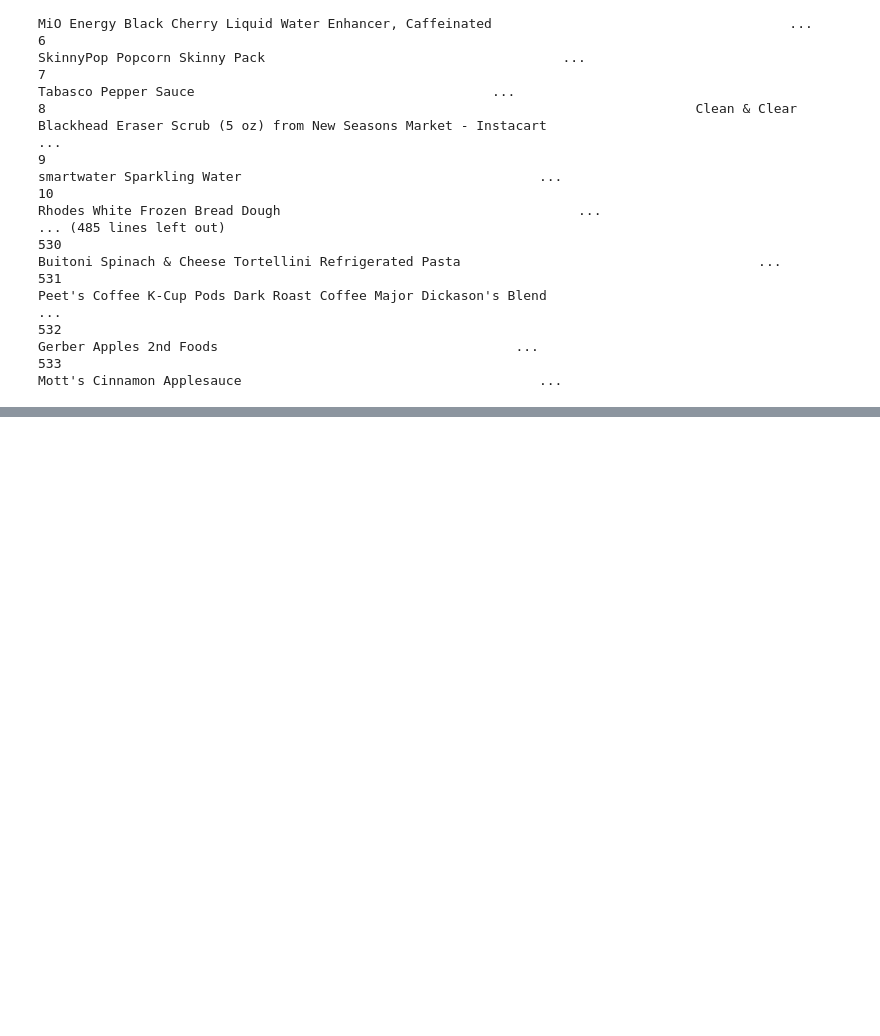
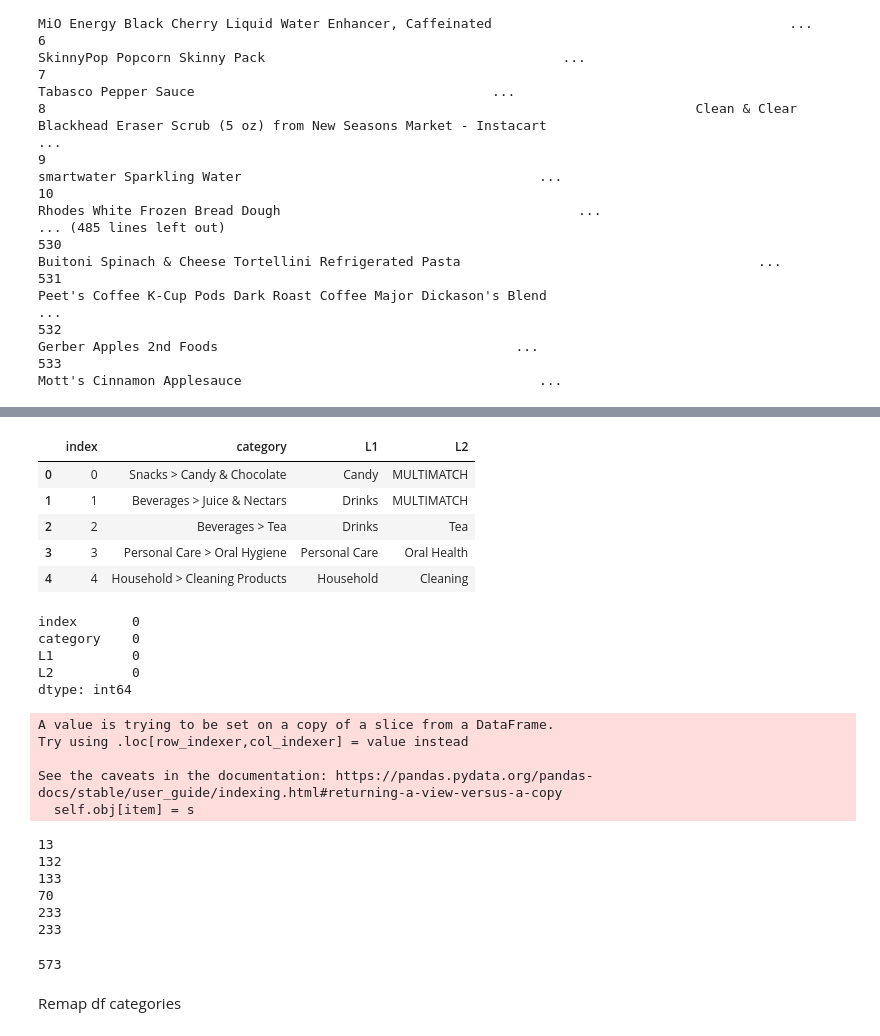
Before and after one commit to AbhiSivaprasad/doordash-ml, a Jupyter notebook: notebooks/Instacart Exploratory.ipynb, the cells around one changed output, grey strips where cells are left out. Saved outputs shown, nothing was run; the diff lists cells and outputs as text; code cells hidden in the pictures; blank space fills up the shorter version.

```diff
--- a/notebooks/Instacart Exploratory.ipynb
+++ b/notebooks/Instacart Exploratory.ipynb
@@ -216,0 +258,22 @@ print(sum(~))
+# %%
+low_confidence_index = [57, 67, 136, 149, 150, 154, 167, 171, 172, 174, 179, 190, 206, 218, 221,
+                        240, 249, 274, 314, 311, 324, 336, 363, 352, 373, 368, 383, 413, 392, 409,
+                        393, 405, 452, 434, 444, 440, 451, 429, 438, 467, 486, 505, 615, 589, 640, 579,
+                        594, 584, 890, 741, 771, 824, 905, 780, 834, 727, 748, 893, 980, 986, 989]
+remapping = remapping.loc[~remapping["index"].isin(low_confidence_index), :]
+remapping.head()
+# %% [output]
+|  | index | category | L1 | L2 |
+| 0 | 0 | Snacks > Candy & Chocolate | Candy | MULTIMATCH |
+| 1 | 1 | Beverages > Juice & Nectars | Drinks | MULTIMATCH |
+| 2 | 2 | Beverages > Tea | Drinks | Tea |
+| 3 | 3 | Personal Care > Oral Hygiene | Personal Care | Oral Health |
+| 4 | 4 | Household > Cleaning Products | Household | Cleaning |
+# %%
+remapping.isna().sum()
+# %% [output]
+index       0
+category    0
+L1          0
+L2          0
+dtype: int64
@@ -216,0 +285,30 @@ print(sum(~))
+# %%
+remapping.loc[:, "L1"] = remapping["L1"].apply(clean_string)
+remapping.loc[:, "L2"] = remapping["L2"].apply(clean_string)
+remapping.loc[:, "category"] = remapping["category"].apply(clean_string)
+# %% [output]
+A value is trying to be set on a copy of a slice from a DataFrame.
+Try using .loc[row_indexer,col_indexer] = value instead
+
+See the caveats in the documentation: https://pandas.pydata.org/pandas-docs/stable/user_guide/indexing.html#returning-a-view-versus-a-copy
+  self.obj[item] = s
+# %%
+print(sum(remapping["L1"] == "MULTIMATCH"))
+print(sum(remapping["L2"] == "MULTIMATCH"))
+print(sum((remapping[["L1", "L2"]] == "MULTIMATCH").any(1)))
+
+print(sum(remapping["L1"] == "OTHER"))
+print(sum(remapping["L2"] == "OTHER"))
+print(sum((remapping[["L1", "L2"]] == "OTHER").any(1)))
+# %% [output]
+13
+132
+133
+70
+233
+233
+# %%
+remapping = remapping[~(remapping[["L1", "L2"]].isin(["MULTIMATCH", "OTHER"])).any(1)]
+len(remapping)
+# %% [output]
+573
@@ -216,0 +319,2 @@ print(sum(~))
+# %% [markdown]
+Remap df categories
```
Also changed, not shown: parts of 11 cells of this notebook, 1 other file.
